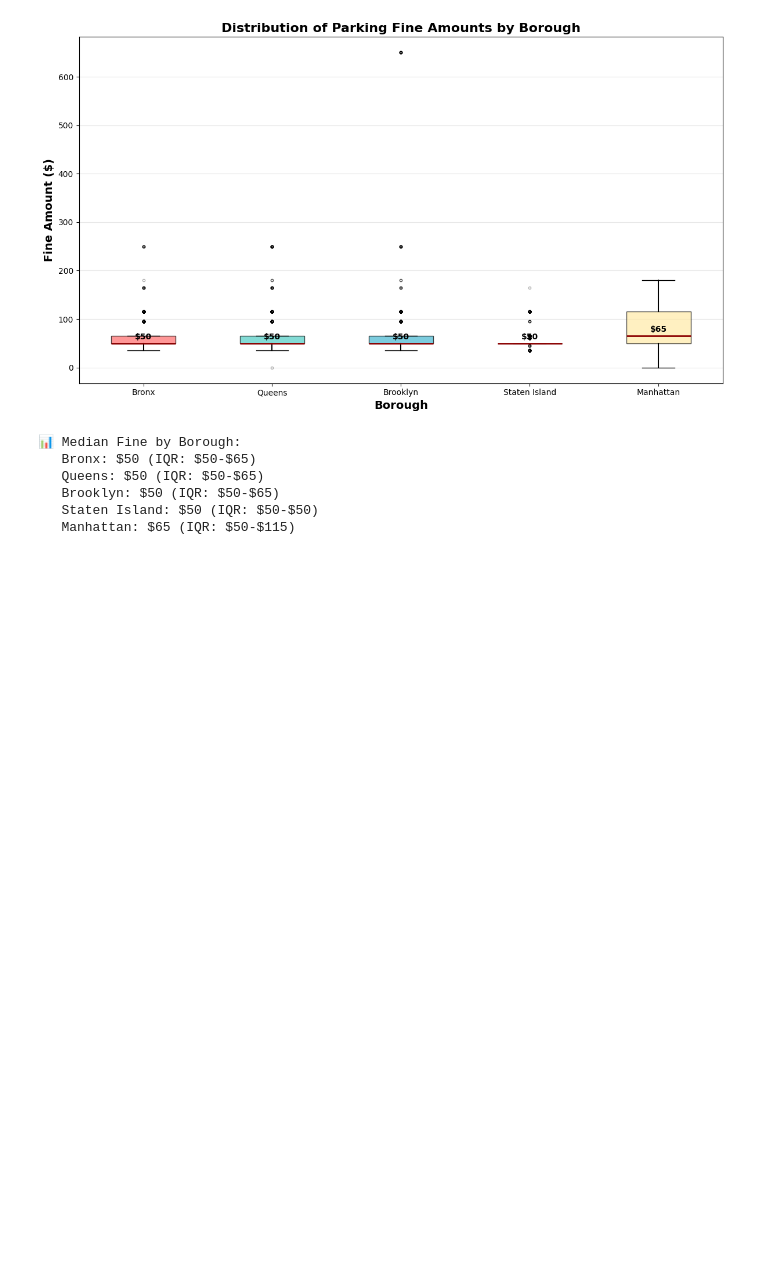
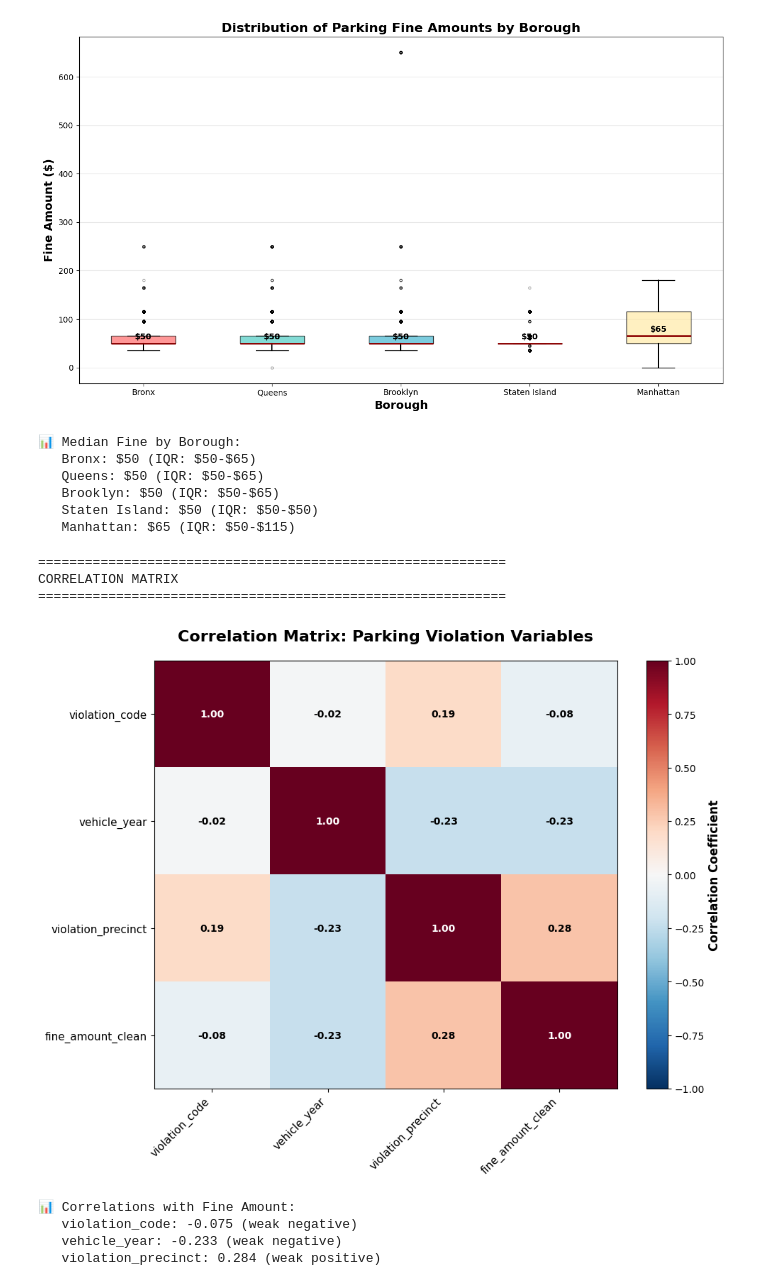
Before and after one commit to JaysonC41/capstonetest, a Jupyter notebook: notebooks/nyc_parking_insights.ipynb, the cells around one changed output. Saved outputs shown, nothing was run; the diff lists cells and outputs as text; code cells hidden in the pictures; blank space fills up the shorter version.

```diff
--- a/notebooks/nyc_parking_insights.ipynb
+++ b/notebooks/nyc_parking_insights.ipynb
@@ -1573,3 +1573,52 @@ BOX PLOT: Fine Amounts by Borough
    Brooklyn: $50 (IQR: $50-$65)
    Staten Island: $50 (IQR: $50-$50)
    Manhattan: $65 (IQR: $50-$115)
+# %%
+print("\n" + "=" * 60)
+print("CORRELATION MATRIX")
+print("=" * 60)
+
+# Select numeric columns
+numeric_cols = ['violation_code', 'vehicle_year', 'violation_precinct', 'fine_amount_clean']
+corr_data = df_merged[numeric_cols].dropna()
+
+if len(corr_data) > 50000:
+    corr_data = corr_data.sample(n=50000, random_state=42)
+
+corr_matrix = corr_data.corr()
+
+plt.figure(figsize=(10, 8))
+im = plt.imshow(corr_matrix, cmap='RdBu_r', vmin=-1, vmax=1, aspect='auto')
+
+cbar = plt.colorbar(im)
+cbar.set_label('Correlation Coefficient', fontsize=12, fontweight='bold')
+
+plt.xticks(range(len(corr_matrix.columns)), corr_matrix.columns, rotation=45, ha='right', fontsize=11)
+plt.yticks(range(len(corr_matrix.columns)), corr_matrix.columns, fontsize=11)
+
+for i in range(len(corr_matrix.columns)):
+    for j in range(len(corr_matrix.columns)):
+        plt.text(j, i, f'{corr_matrix.iloc[i, j]:.2f}',
+                ha="center", va="center",
+                color="black" if abs(corr_matrix.iloc[i, j]) < 0.5 else "white",
+                fontsize=10, fontweight='bold')
+
+plt.title('Correlation Matrix: Parking Violation Variables', fontsize=16, fontweight='bold', pad=20)
+plt.tight_layout()
+plt.show()
+
+print("\n📊 Correlations with Fine Amount:")
+fine_corrs = corr_matrix['fine_amount_clean'].drop('fine_amount_clean')
+for var, corr in fine_corrs.items():
+    strength = "strong" if abs(corr) > 0.5 else "moderate" if abs(corr) > 0.3 else "weak"
+    direction = "positive" if corr > 0 else "negative"
+    print(f"   {var}: {corr:.3f} ({strength} {direction})")
+# %% [output]
+============================================================
+CORRELATION MATRIX
+============================================================
+[figure, added]
+📊 Correlations with Fine Amount:
+   violation_code: -0.075 (weak negative)
+   vehicle_year: -0.233 (weak negative)
+   violation_precinct: 0.284 (weak positive)
```
Also changed, not shown: parts of 5 cells of this notebook, 3 other files.
